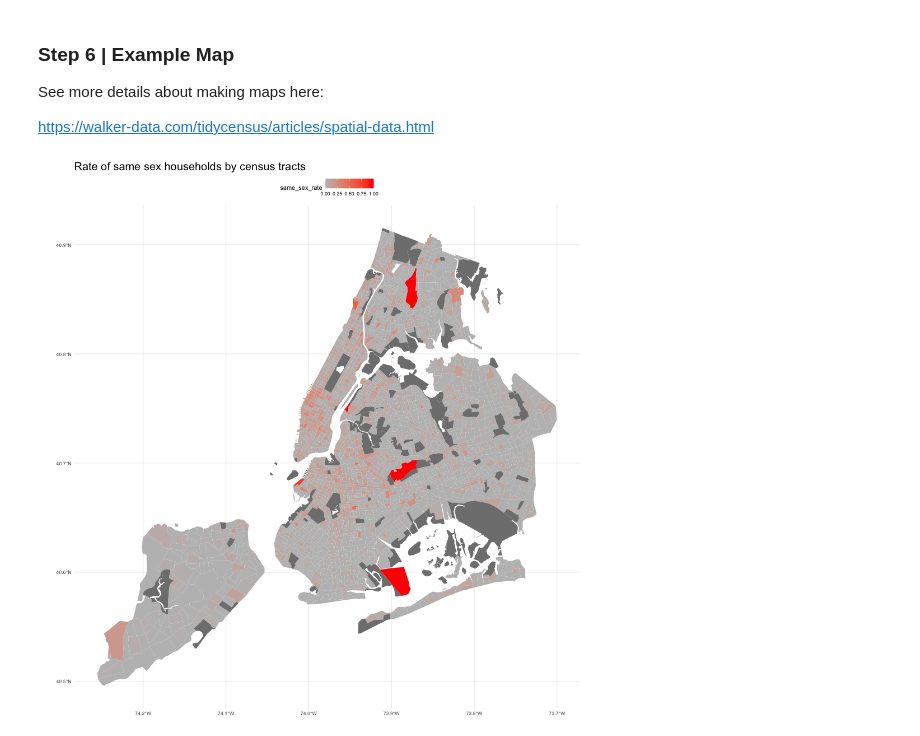
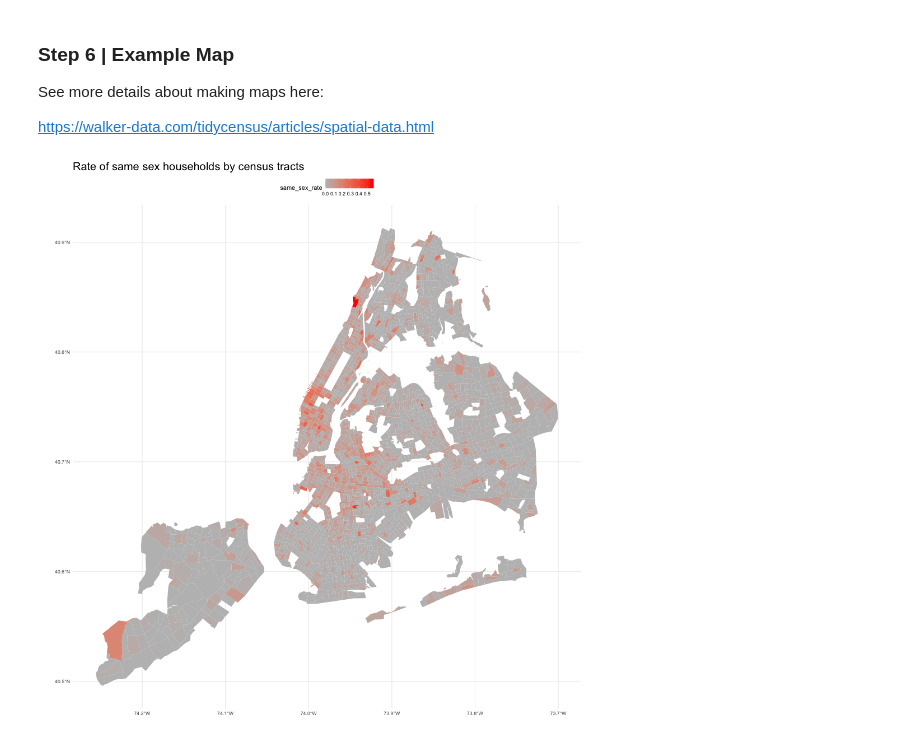
Before and after one commit to data4news/census-data-hgorledeenn, a Jupyter notebook: your-question.ipynb, the cells around one changed output. Saved outputs shown, nothing was run; the diff lists cells and outputs as text; code cells hidden in the pictures.

Commit message:
finished "what's up with that" charts

```diff
--- a/your-question.ipynb
+++ b/your-question.ipynb
@@ -212,3 +223,10 @@ nyc_census_data <- nyc_census_data %>%
 Fetching area water data for your dataset's location...
 Erasing water area...
 If this is slow, try a larger area threshold value.
+# %%
+%%R
+
+nyc_census_data_smaller <- nyc_census_data %>%
+    filter(total > 50)
+
+nyc_census_data_smaller
@@ -259,21 +295,21 @@ https://walker-data.com/tidycensus/articles/spatial-data.html
 # %%
 %%R -w 1000 -h 1000
 
 # your code here. refer to example notebooks for help
-nyc_census_data %>%
+nyc_census_data_smaller %>%
   ggplot(aes(fill = same_sex_rate)) +
   geom_sf(color = NA) +
   scale_fill_gradient(low="gray", high="red") +
   theme_minimal() +
   labs(
     title = "Rate of same sex households by census tracts"
   ) +
   theme(
     #make title and subitle bigger
     plot.title = element_text(size = 20),
     plot.subtitle = element_text(size = 15),
     # move legend to top
     legend.position = "top"
   )
 # %% [output]
-[figure, old version]
+[figure, new version]
```
Also changed, not shown: parts of 6 cells of this notebook.
